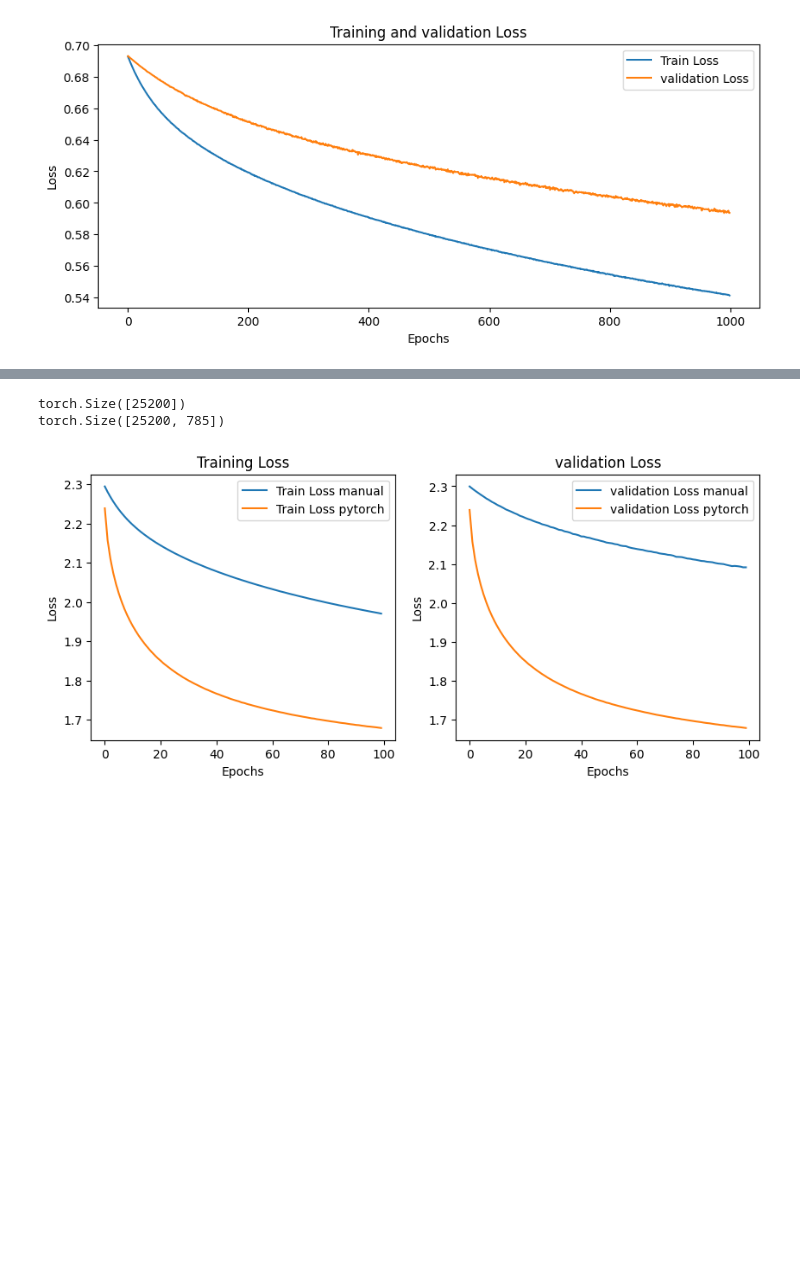
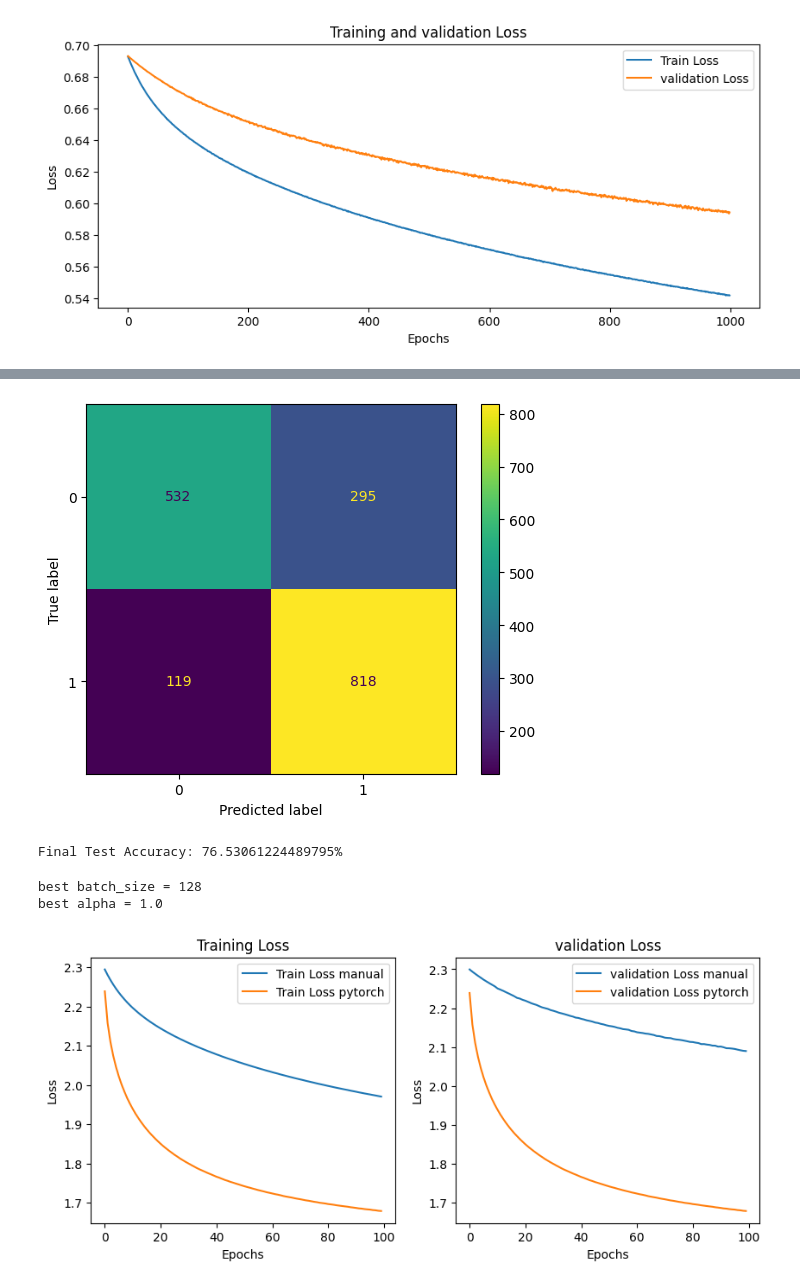
Before and after one commit to bassam-14/Logistic-Softmax-Regression-Neural-Nets, a Jupyter notebook: log_reg.ipynb, the cells around one changed output, grey strips where cells are left out. Drawn from its saved outputs; the diff is of its cells as text; code cells hidden in the pictures; blank space fills up the shorter version.

```diff
--- a/log_reg.ipynb
+++ b/log_reg.ipynb
@@ -30,9 +30,12 @@ tensor_x_train = torch.from_numpy(x_train)
 tensor_t_train = torch.from_numpy(t_train)
 tensor_x_val = torch.from_numpy(x_val)
 tensor_t_val = torch.from_numpy(t_val)
+tensor_x_test = torch.from_numpy(x_test)
+tensor_t_test = torch.from_numpy(t_test)
 
 tensor_x_train = tensor_x_train.T         #as we want each col to represent one sample
 tensor_x_val = tensor_x_val.T
+tensor_x_test = tensor_x_test.T
 
 no_of_samples = tensor_x_train.shape[1]
 no_of_features = tensor_x_train.shape[0]
@@ -91,6 +94,6 @@ def gradient_descent(alpha, batch_size, tensor_x, tensor_t):
             # print('waslt le el tolerance')
             break
 
-    return losses, accuracies
+    return losses, accuracies, w
 # %%
 # gradient descent call with traning data
@@ -122,17 +125,42 @@ plt.show()
+# %%
+_,_,w = gradient_descent(0.01, 64, tensor_x_train, tensor_t_train)
+
+#saving the model's traning progress
+torch.save(w, "logistic_model_checkpoint.pth")
+
+#calculating confusion matrix
+y_test_pred = sigmoid(w.T @ tensor_x_test.to(torch.float64))
+y_test_pred_labels = (y_test_pred >= 0.5).float().view(-1)
+
+cm = confusion_matrix(tensor_t_test.numpy(), y_test_pred_labels.numpy())
+disp = ConfusionMatrixDisplay(confusion_matrix=cm)
+disp.plot()
+plt.show()
+
+correct = (y_test_pred_labels == tensor_t_test).sum().item()
+total = tensor_t_test.shape[0]
+test_accuracy = correct / total
+print(f"Final Test Accuracy: {test_accuracy*100}%")
+# %% [output]
+[figure, added]
+Final Test Accuracy: 76.53061224489795%
 # %%
 # tuning for gd in logistic
 batch_sizes = [16, 32, 64, 128]
 losses_b = []
 losses_a = []
 for batch_size in batch_sizes:
-    loss,_ = gradient_descent(0.01, batch_size, tensor_x_val, tensor_t_val)
+    loss,_,_ = gradient_descent(0.01, batch_size, tensor_x_val, tensor_t_val)
     losses_b.append(loss[-1])
 print(f'best batch_size = {batch_sizes[np.argmin(losses_b)]}')
 alpha_values = [0.001, 0.01, 0.1, 1.0]
 for alpha in alpha_values:
-    loss,_ = gradient_descent(alpha, 64, tensor_x_val, tensor_t_val)
+    loss,_,_ = gradient_descent(alpha, 64, tensor_x_val, tensor_t_val)
     losses_a.append(loss[-1])
 print(f'best alpha = {alpha_values[np.argmin(losses_a)]}')
+# %% [output]
+best batch_size = 128
+best alpha = 1.0
 # %%
 #........................... softmax .......................
 
@@ -147,14 +175,12 @@ tensor_x_train = torch.from_numpy(x_train)
 tensor_t_train = torch.from_numpy(t_train)
 tensor_x_val = torch.from_numpy(x_val)
 tensor_t_val = torch.from_numpy(t_val)
-print(tensor_t_train.shape)
-print(tensor_x_train.shape)
+tensor_x_test = torch.from_numpy(x_test)
+tensor_t_test = torch.from_numpy(t_test)
 
 tensor_x_train = tensor_x_train.T         # as we want each col to represent one sample
 tensor_x_val = tensor_x_val.T
+tensor_x_test = tensor_x_test.T
-# %% [output]
-torch.Size([25200])
-torch.Size([25200, 785])
 # %%
 def cross_entropy_loss(t,y):
     epsilon = 1e-12
```
Also changed, not shown: parts of 6 cells of this notebook, 2 other files.
